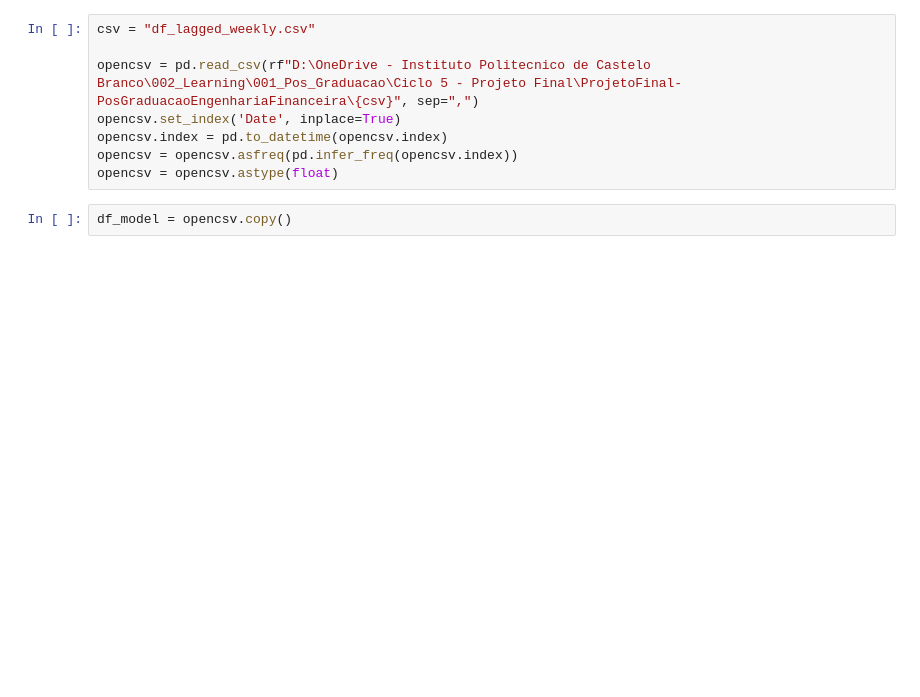
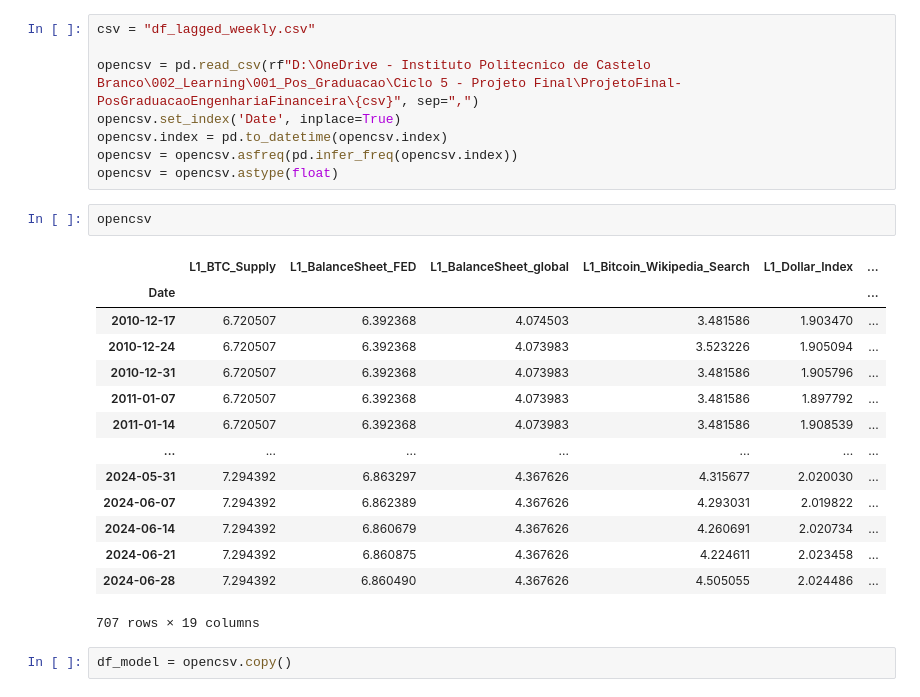
Before and after one commit to notp1ssed/ProjetoFinal-PosGraduacaoEngenhariaFinanceira, a Jupyter notebook: V4_MLR_Regression.ipynb, the cells around one changed output. Saved outputs shown, nothing was run; the diff lists cells and outputs as text; blank space fills up the shorter version.

```diff
--- a/V4_MLR_Regression.ipynb
+++ b/V4_MLR_Regression.ipynb
@@ -18,6 +18,23 @@ opencsv.set_index('Date', inplace=True)
 opencsv.index = pd.to_datetime(opencsv.index)
 opencsv = opencsv.asfreq(pd.infer_freq(opencsv.index))
 opencsv = opencsv.astype(float)
+# %%
+opencsv
+# %% [output]
+|  | L1_BTC_Supply | L1_BalanceSheet_FED | L1_BalanceSheet_global | L1_Bitcoin_Wikipedia_Search | L1_Dollar_Index | ... |
+| Date |  |  |  |  |  | ... |
+| 2010-12-17 | 6.720507 | 6.392368 | 4.074503 | 3.481586 | 1.903470 | ... |
+| 2010-12-24 | 6.720507 | 6.392368 | 4.073983 | 3.523226 | 1.905094 | ... |
+| 2010-12-31 | 6.720507 | 6.392368 | 4.073983 | 3.481586 | 1.905796 | ... |
+| 2011-01-07 | 6.720507 | 6.392368 | 4.073983 | 3.481586 | 1.897792 | ... |
+| 2011-01-14 | 6.720507 | 6.392368 | 4.073983 | 3.481586 | 1.908539 | ... |
+| ... | ... | ... | ... | ... | ... | ... |
+| 2024-05-31 | 7.294392 | 6.863297 | 4.367626 | 4.315677 | 2.020030 | ... |
+| 2024-06-07 | 7.294392 | 6.862389 | 4.367626 | 4.293031 | 2.019822 | ... |
+| 2024-06-14 | 7.294392 | 6.860679 | 4.367626 | 4.260691 | 2.020734 | ... |
+| 2024-06-21 | 7.294392 | 6.860875 | 4.367626 | 4.224611 | 2.023458 | ... |
+| 2024-06-28 | 7.294392 | 6.860490 | 4.367626 | 4.505055 | 2.024486 | ... |
+707 rows × 19 columns
 # %%
 df_model = opencsv.copy()
 # %%
```
Also changed, not shown: parts of 3 cells of this notebook, 2 other files.
